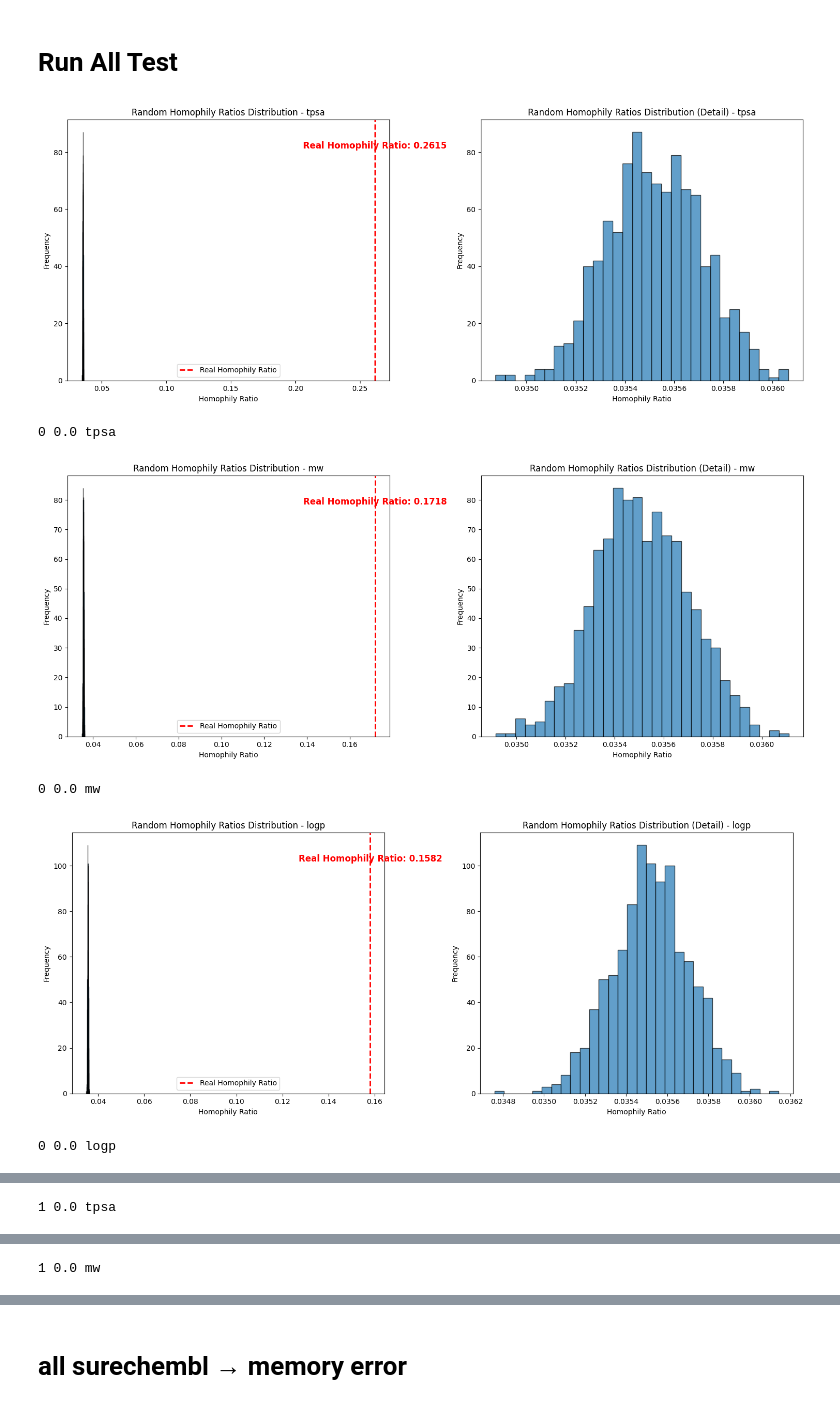
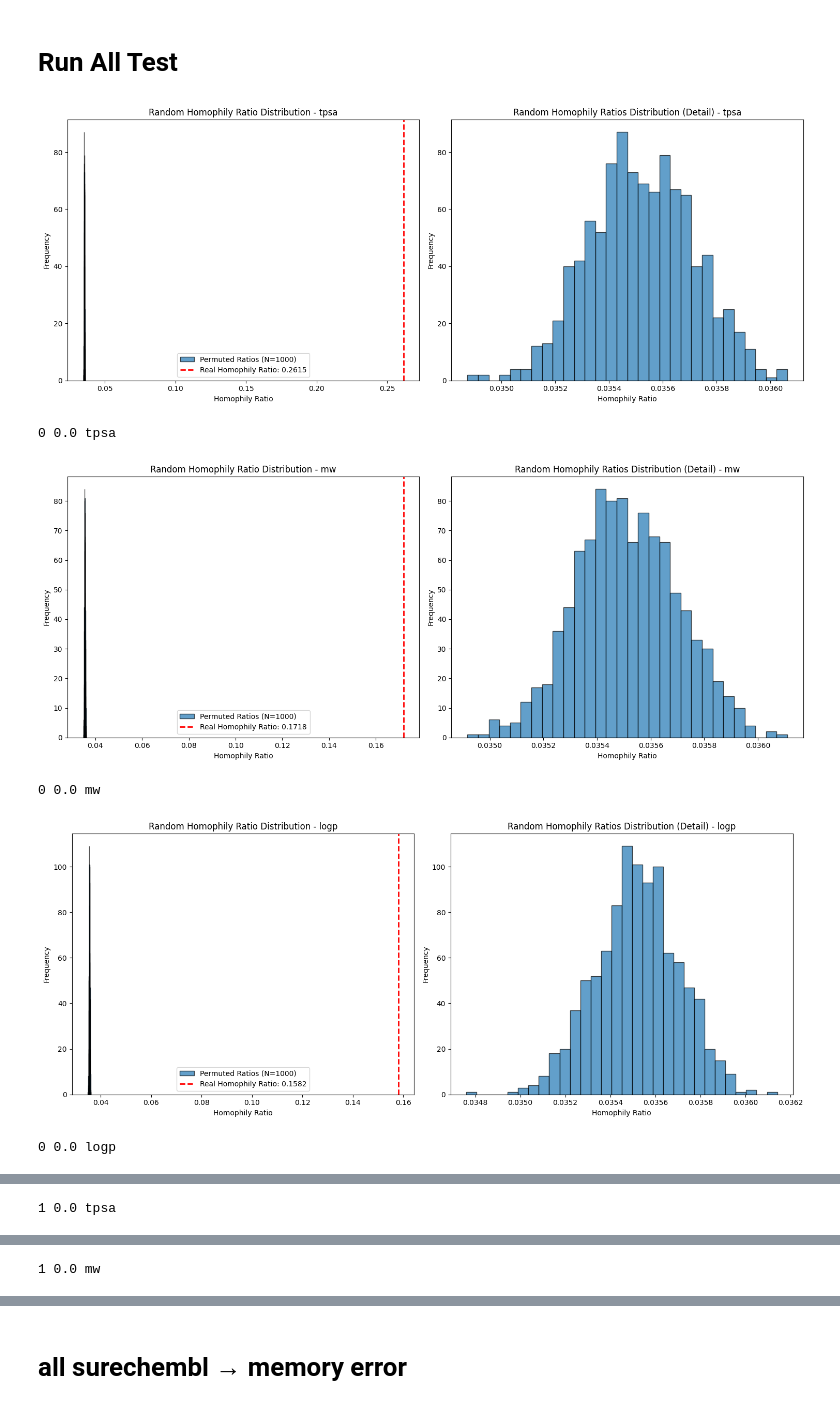
Before and after one commit to YoheiOhto/patent_time_split, a Jupyter notebook: notebook/experiment/7-tmap_surechembl.ipynb, the cells around one changed output, grey strips where cells are left out. Saved outputs shown, nothing was run; the diff lists cells and outputs as text; code cells hidden in the pictures.

```diff
--- a/notebook/experiment/7-tmap_surechembl.ipynb
+++ b/notebook/experiment/7-tmap_surechembl.ipynb
@@ -311,8 +311,8 @@ for id in trange(10):
     labels_3 = [0 if year <= 1990 else 2 if year >= 2023 else 1 for year in years]
     labels_3, labels_full = np.array(labels_3), np.array(labels_full)
 
-    # for labels, label_type in [(labels_3, "3"), (labels_full, "full")]:
-    for labels, label_type in [(labels_full, "full")]:
+    for labels, label_type in [(labels_3, "3"), (labels_full, "full")]:
+    # for labels, label_type in [(labels_full, "full")]:
         lsh_purity_real = lsh_forest_purity(s, t, labels)
         random_purities = []
 
@@ -324,14 +324,13 @@ for id in trange(10):
         random_purities = np.array(random_purities)
         fig, axs = plt.subplots(1, 2, figsize=(15, 6))
 
-        axs[0].hist(random_purities, bins=30, edgecolor='black', alpha=0.7)
-        axs[0].axvline(lsh_purity_real, color='red', linestyle='dashed', linewidth=2, label='Real Homophily Ratio')
+        axs[0].hist(random_purities, bins=30, edgecolor='black', alpha=0.7, label=f'Permuted Ratios (N={num_permutations})')
+        axs[0].axvline(lsh_purity_real, color='red', linestyle='dashed', linewidth=2,
+                      label=f'Real Homophily Ratio: {lsh_purity_real:.4f}')
         axs[0].set_title(f"Random Homophily Ratio Distribution - {label_type}")
         axs[0].set_xlabel("Homophily Ratio")
         axs[0].set_ylabel("Frequency")
         axs[0].legend()
-        axs[0].text(lsh_purity_real, axs[0].get_ylim()[1] * 0.9, f'Real Homophily Ratio: {lsh_purity_real:.4f}',
-                    color='red', ha='center', va='center', fontsize=12, fontweight='bold')
 
         axs[1].hist(random_purities, bins=30, edgecolor='black', alpha=0.7)
         axs[1].set_title(f"Random Homophily Ratio Distribution (Detail) - {label_type}")
@@ -533,7 +532,7 @@ for i in range(0, 10):
         logp.append(logp_dict[smile])
         years.append(int(date_dict[smile]))
 
-    labels_full = [1980 if year <= 1980 else 2023 if year >= 2023 else year for year in years]
+    labels_full = [year for year in years]
     labels_full = np.array(labels_full)
     lsh_purity_real = lsh_forest_purity(s, t, labels_full)
     homophily_labels.append([id, lsh_purity_real, "year"])
@@ -576,7 +575,7 @@ plt.savefig("../../data/result/fig2-fig3-fig4-fig5-fig7_tmap/fig2-fig3-fig4-fig5
 # %% [markdown]
 # Run All Test
 # %%
-df = pd.read_csv(f"/workspace/HDD1/user/ohto_2/1-project/2-tox_pred/2-patent_date_split/github/patent_time_split/data/processed/surechembl/molecular_descriptors_with_date.csv")
+df = pd.read_csv(f"../../data/processed/surechembl/molecular_descriptors_with_date.csv")
 
 def lsh_forest_purity(s, t, labels):
     matches = (labels[s] == labels[t])
@@ -587,10 +586,10 @@ num_permutations = 1000
 scores = []
 # %%
 for id in range(0,10):
-    output_dir = f"/workspace/HDD1/user/ohto_2/1-project/2-tox_pred/2-patent_date_split/github/patent_time_split/data/result/fig2-fig3-fig4-fig5-fig7_tmap/fig2-fig3-fig4-fig5-surechembl/{id}"
-    s = pickle_load(f"/workspace/HDD1/user/ohto_2/1-project/2-tox_pred/2-patent_date_split/github/patent_time_split/data/result/fig2-fig3-fig4-fig5-fig7_tmap/fig2-fig3-fig4-fig5-surechembl/{id}/s.pkl")
-    t = pickle_load(f"/workspace/HDD1/user/ohto_2/1-project/2-tox_pred/2-patent_date_split/github/patent_time_split/data/result/fig2-fig3-fig4-fig5-fig7_tmap/fig2-fig3-fig4-fig5-surechembl/{id}/t.pkl")
-    smiles = pickle_load(f"/workspace/HDD1/user/ohto_2/1-project/2-tox_pred/2-patent_date_split/github/patent_time_split/data/result/fig2-fig3-fig4-fig5-fig7_tmap/fig2-fig3-fig4-fig5-surechembl/{id}/smiles.pkl")
+    output_dir = f"../../data/result/fig2-fig3-fig4-fig5-fig7_tmap/fig2-fig3-fig4-fig5-surechembl/{id}"
+    s = pickle_load(f"../../data/result/fig2-fig3-fig4-fig5-fig7_tmap/fig2-fig3-fig4-fig5-surechembl/{id}/s.pkl")
+    t = pickle_load(f"../../data/result/fig2-fig3-fig4-fig5-fig7_tmap/fig2-fig3-fig4-fig5-surechembl/{id}/t.pkl")
+    smiles = pickle_load(f"../../data/result/fig2-fig3-fig4-fig5-fig7_tmap/fig2-fig3-fig4-fig5-surechembl/{id}/smiles.pkl")
 
     date_dict = {smiles: years for smiles, years in zip(df["SMILES"], df["DATE"])}
     mw_dict = {smiles: mw for smiles, mw in zip(df["SMILES"], df["MolecularWeight"])}
@@ -636,40 +635,40 @@ for id in range(0,10):
 
         random_purities = []
 
         for perm in range(num_permutations):
             shuffled_labels = np.random.RandomState(seed=perm).permutation(labels)
             random_purity = lsh_forest_purity(s, t, shuffled_labels)
             random_purities.append(random_purity)
 
         random_purities = np.array(random_purities)
         fig, axs = plt.subplots(1, 2, figsize=(15, 6))
 
-        axs[0].hist(random_purities, bins=30, edgecolor='black', alpha=0.7)
-        axs[0].axvline(lsh_purity_real, color='red', linestyle='dashed', linewidth=2, label='Real Homophily Ratio')
-        axs[0].set_title(f"Random Homophily Ratios Distribution - {label_type}")
+        axs[0].hist(random_purities, bins=30, edgecolor='black', alpha=0.7, label=f'Permuted Ratios (N={num_permutations})')
+        axs[0].axvline(lsh_purity_real, color='red', linestyle='dashed', linewidth=2,
+                      label=f'Real Homophily Ratio: {lsh_purity_real:.4f}')
+
+        axs[0].set_title(f"Random Homophily Ratio Distribution - {label_type}")
         axs[0].set_xlabel("Homophily Ratio")
         axs[0].set_ylabel("Frequency")
         axs[0].legend()
-        axs[0].text(lsh_purity_real, axs[0].get_ylim()[1] * 0.9, f'Real Homophily Ratio: {lsh_purity_real:.4f}',
-                    color='red', ha='center', va='center', fontsize=12, fontweight='bold')
 
         axs[1].hist(random_purities, bins=30, edgecolor='black', alpha=0.7)
         axs[1].set_title(f"Random Homophily Ratios Distribution (Detail) - {label_type}")
         axs[1].set_xlabel("Homophily Ratio")
         axs[1].set_ylabel("Frequency")
 
         plt.tight_layout()
         plt.savefig(f"{output_dir}/random_homophily_ratios_{label_type}.png")
         plt.show()
 
         p_value = np.mean(random_purities >= lsh_purity_real)
         print(id, p_value, label_type)
 
         scores.append([id, p_value, label_type])
 # %% [output]
-[figure, old version]
+[figure, new version]
 0 0.0 tpsa
-[figure, old version]
+[figure, new version]
 0 0.0 mw
-[figure, old version]
+[figure, new version]
 0 0.0 logp
```
Also changed, not shown: parts of 2 cells of this notebook, 50 other files.
